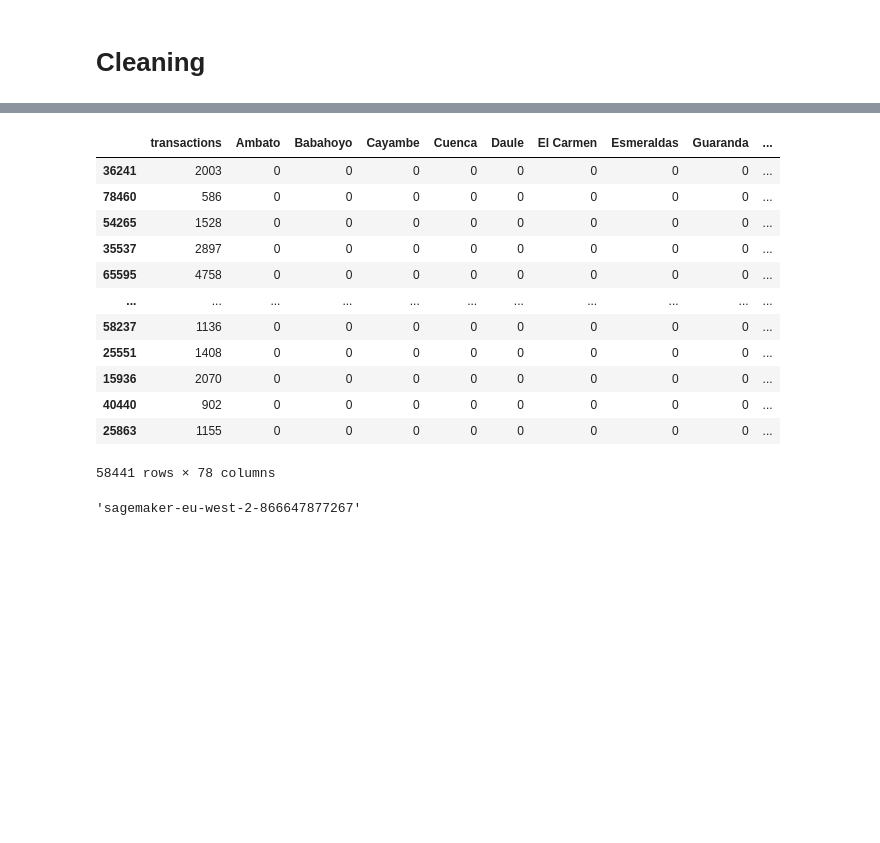
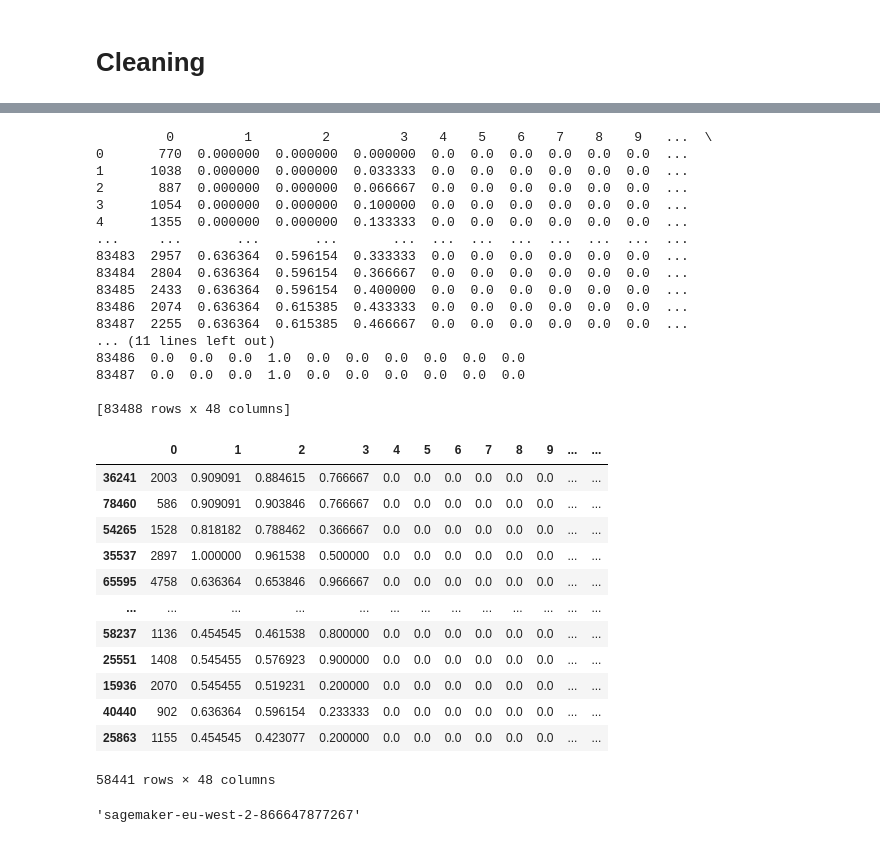
Before and after one commit to Amiromar1/DS-CHALLENGE, a Jupyter notebook: DS-1.ipynb, the cells around one changed output, grey strips where cells are left out. Drawn from its saved outputs; the diff is of its cells as text; code cells hidden in the pictures; blank space fills up the shorter version.

```diff
--- a/DS-1.ipynb
+++ b/DS-1.ipynb
@@ -126,9 +136,3 @@ sns.lineplot(x=stores['week'].unique(), y=transaction_per_week)
 # %% [output]
 <AxesSubplot: ylabel='transactions'>
 [figure]
-# %%
-stores['day'] = pd.DatetimeIndex(stores['date']).day
-
-transaction_by_day = stores.groupby('day')['transactions'].sum()
-
-sns.scatterplot(transaction_by_day)
@@ -174,6 +200,6 @@ stores = pd.concat([stores, types], axis=1)
 #stores = pd.concat([stores, year], axis=1)
 stores = pd.concat([stores, cluster], axis=1)
 
-stores = stores.drop(['city', 'state', 'type', 'cluster'], axis=1)
+stores = stores.drop(['city', 'state', 'type', 'cluster', 'year'], axis=1)
 stores
 # %% [output]
@@ -193,26 +219,63 @@ stores
 # %%
+from sklearn.preprocessing import MinMaxScaler
+
+scaler = MinMaxScaler()
+
+stores.columns = stores.columns.astype(str)
+
+y = stores['transactions']
+
+x = stores.drop('transactions', axis=1)
+
+x = scaler.fit_transform(x)
+
+x = pd.DataFrame(x)
+
+x.insert(loc=0, column='target', value=y)
+
+x.columns = range(x.columns.size)
+
+print(x)
+
 train_data, validation_data, test_data = np.split(
-    stores.sample(frac=1, random_state=1729),
+    x.sample(frac=1, random_state=1729),
     [int(0.7 * len(stores)), int(0.9 * len(stores))],
 )
 train_data.to_csv("train.csv", header=False, index=False)
 validation_data.to_csv("validation.csv", header=False, index=False)
 
 train_data
 # %% [output]
+         0         1         2         3    4    5    6    7    8    9   ...  \
+0       770  0.000000  0.000000  0.000000  0.0  0.0  0.0  0.0  0.0  0.0  ...
+1      1038  0.000000  0.000000  0.033333  0.0  0.0  0.0  0.0  0.0  0.0  ...
+2       887  0.000000  0.000000  0.066667  0.0  0.0  0.0  0.0  0.0  0.0  ...
+3      1054  0.000000  0.000000  0.100000  0.0  0.0  0.0  0.0  0.0  0.0  ...
+4      1355  0.000000  0.000000  0.133333  0.0  0.0  0.0  0.0  0.0  0.0  ...
+...     ...       ...       ...       ...  ...  ...  ...  ...  ...  ...  ...
+83483  2957  0.636364  0.596154  0.333333  0.0  0.0  0.0  0.0  0.0  0.0  ...
+83484  2804  0.636364  0.596154  0.366667  0.0  0.0  0.0  0.0  0.0  0.0  ...
+83485  2433  0.636364  0.596154  0.400000  0.0  0.0  0.0  0.0  0.0  0.0  ...
+83486  2074  0.636364  0.615385  0.433333  0.0  0.0  0.0  0.0  0.0  0.0  ...
+83487  2255  0.636364  0.615385  0.466667  0.0  0.0  0.0  0.0  0.0  0.0  ...
+... (11 lines left out)
+83486  0.0  0.0  0.0  1.0  0.0  0.0  0.0  0.0  0.0  0.0
+83487  0.0  0.0  0.0  1.0  0.0  0.0  0.0  0.0  0.0  0.0
+
+[83488 rows x 48 columns]
-|  | transactions | Ambato | Babahoyo | Cayambe | Cuenca | Daule | El Carmen | Esmeraldas | Guaranda | ... |
-| 36241 | 2003 | 0 | 0 | 0 | 0 | 0 | 0 | 0 | 0 | ... |
-| 78460 | 586 | 0 | 0 | 0 | 0 | 0 | 0 | 0 | 0 | ... |
-| 54265 | 1528 | 0 | 0 | 0 | 0 | 0 | 0 | 0 | 0 | ... |
-| 35537 | 2897 | 0 | 0 | 0 | 0 | 0 | 0 | 0 | 0 | ... |
-| 65595 | 4758 | 0 | 0 | 0 | 0 | 0 | 0 | 0 | 0 | ... |
-| ... | ... | ... | ... | ... | ... | ... | ... | ... | ... | ... |
-| 58237 | 1136 | 0 | 0 | 0 | 0 | 0 | 0 | 0 | 0 | ... |
-| 25551 | 1408 | 0 | 0 | 0 | 0 | 0 | 0 | 0 | 0 | ... |
-| 15936 | 2070 | 0 | 0 | 0 | 0 | 0 | 0 | 0 | 0 | ... |
-| 40440 | 902 | 0 | 0 | 0 | 0 | 0 | 0 | 0 | 0 | ... |
-| 25863 | 1155 | 0 | 0 | 0 | 0 | 0 | 0 | 0 | 0 | ... |
+|  | 0 | 1 | 2 | 3 | 4 | 5 | 6 | 7 | 8 | 9 | ... | ... |
+| 36241 | 2003 | 0.909091 | 0.884615 | 0.766667 | 0.0 | 0.0 | 0.0 | 0.0 | 0.0 | 0.0 | ... | ... |
+| 78460 | 586 | 0.909091 | 0.903846 | 0.766667 | 0.0 | 0.0 | 0.0 | 0.0 | 0.0 | 0.0 | ... | ... |
+| 54265 | 1528 | 0.818182 | 0.788462 | 0.366667 | 0.0 | 0.0 | 0.0 | 0.0 | 0.0 | 0.0 | ... | ... |
+| 35537 | 2897 | 1.000000 | 0.961538 | 0.500000 | 0.0 | 0.0 | 0.0 | 0.0 | 0.0 | 0.0 | ... | ... |
+| 65595 | 4758 | 0.636364 | 0.653846 | 0.966667 | 0.0 | 0.0 | 0.0 | 0.0 | 0.0 | 0.0 | ... | ... |
+| ... | ... | ... | ... | ... | ... | ... | ... | ... | ... | ... | ... | ... |
+| 58237 | 1136 | 0.454545 | 0.461538 | 0.800000 | 0.0 | 0.0 | 0.0 | 0.0 | 0.0 | 0.0 | ... | ... |
+| 25551 | 1408 | 0.545455 | 0.576923 | 0.900000 | 0.0 | 0.0 | 0.0 | 0.0 | 0.0 | 0.0 | ... | ... |
+| 15936 | 2070 | 0.545455 | 0.519231 | 0.200000 | 0.0 | 0.0 | 0.0 | 0.0 | 0.0 | 0.0 | ... | ... |
+| 40440 | 902 | 0.636364 | 0.596154 | 0.233333 | 0.0 | 0.0 | 0.0 | 0.0 | 0.0 | 0.0 | ... | ... |
+| 25863 | 1155 | 0.454545 | 0.423077 | 0.200000 | 0.0 | 0.0 | 0.0 | 0.0 | 0.0 | 0.0 | ... | ... |
-58441 rows × 78 columns
+58441 rows × 48 columns
 # %%
 bucket = sagemaker.Session().default_bucket()
 boto3.Session().resource('s3').Bucket(bucket).Object(os.path.join(prefix, 'train/train.csv')).upload_file('train.csv')
```
Also changed, not shown: parts of 15 cells of this notebook.
